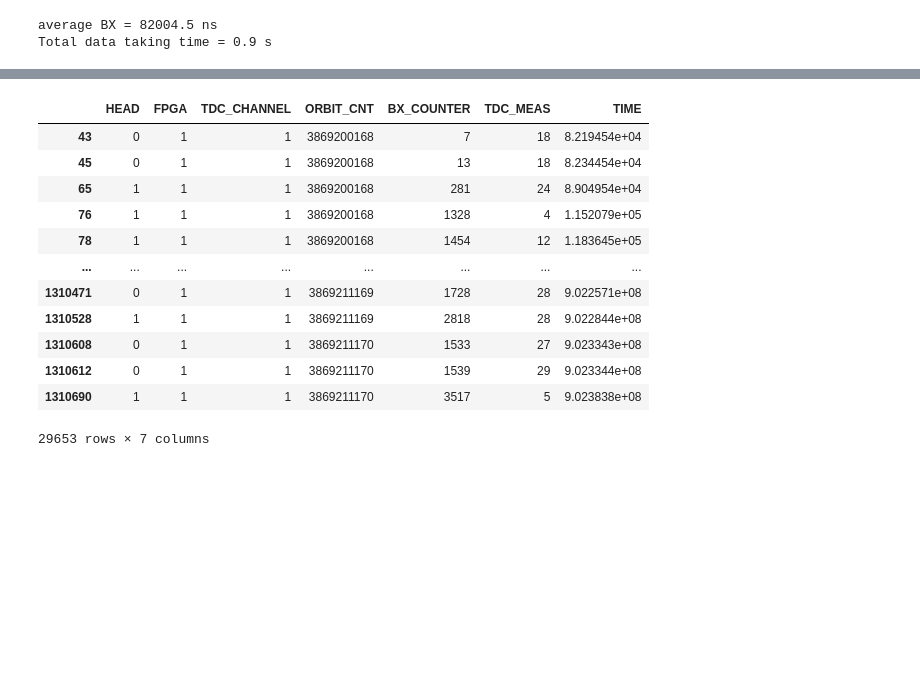
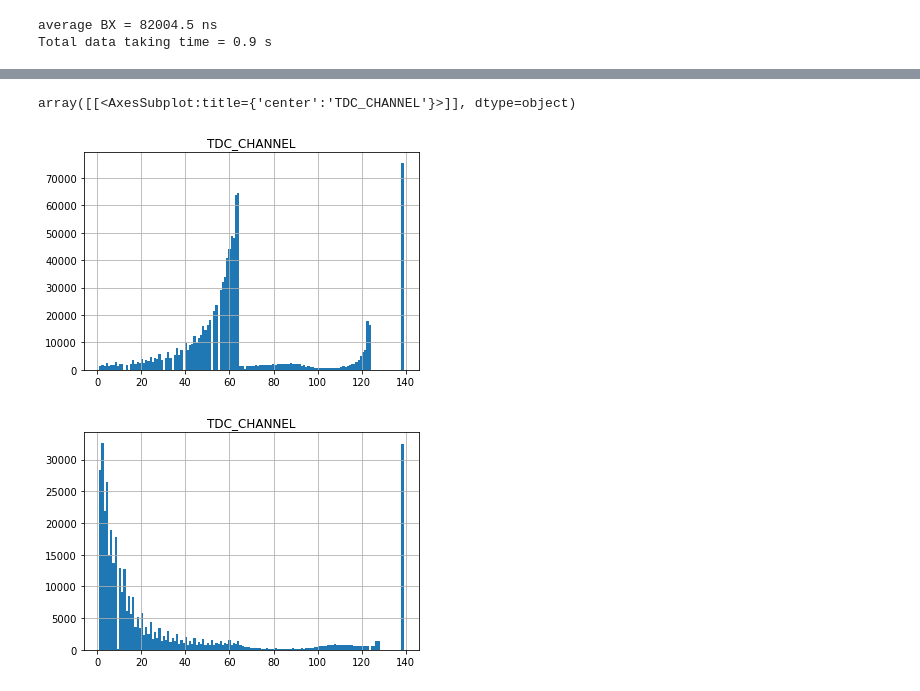
Before and after one commit to Manfredi1/LaboratoryOfComputationalPhysics_Y5, a Jupyter notebook: ex6.ipynb, the cells around one changed output, grey strips where cells are left out. Drawn from its saved outputs; the diff is of its cells as text; code cells hidden in the pictures; blank space fills up the shorter version.

```diff
--- a/ex6.ipynb
+++ b/ex6.ipynb
@@ -115,19 +117,11 @@ newdata
 # %%
 #7: OCCUPANCY PLOT
-#pl = data[data['FPGA']>0]
-#pl
-data[data['TDC_CHANNEL']==1]
+fpga1 = data[data['FPGA']==0]
+fpga2 = data[data['FPGA']==1]
+
+fpga1.hist('TDC_CHANNEL', bins=139)
+fpga2.hist('TDC_CHANNEL', bins=139)
 # %% [output]
-|  | HEAD | FPGA | TDC_CHANNEL | ORBIT_CNT | BX_COUNTER | TDC_MEAS | TIME |
-| 43 | 0 | 1 | 1 | 3869200168 | 7 | 18 | 8.219454e+04 |
-| 45 | 0 | 1 | 1 | 3869200168 | 13 | 18 | 8.234454e+04 |
-| 65 | 1 | 1 | 1 | 3869200168 | 281 | 24 | 8.904954e+04 |
-| 76 | 1 | 1 | 1 | 3869200168 | 1328 | 4 | 1.152079e+05 |
-| 78 | 1 | 1 | 1 | 3869200168 | 1454 | 12 | 1.183645e+05 |
-| ... | ... | ... | ... | ... | ... | ... | ... |
-| 1310471 | 0 | 1 | 1 | 3869211169 | 1728 | 28 | 9.022571e+08 |
-| 1310528 | 1 | 1 | 1 | 3869211169 | 2818 | 28 | 9.022844e+08 |
-| 1310608 | 0 | 1 | 1 | 3869211170 | 1533 | 27 | 9.023343e+08 |
-| 1310612 | 0 | 1 | 1 | 3869211170 | 1539 | 29 | 9.023344e+08 |
-| 1310690 | 1 | 1 | 1 | 3869211170 | 3517 | 5 | 9.023838e+08 |
-29653 rows × 7 columns
+array([[<AxesSubplot:title={'center':'TDC_CHANNEL'}>]], dtype=object)
+[figure, added]
+[figure, added]
```
Also changed, not shown: parts of 10 cells of this notebook.
